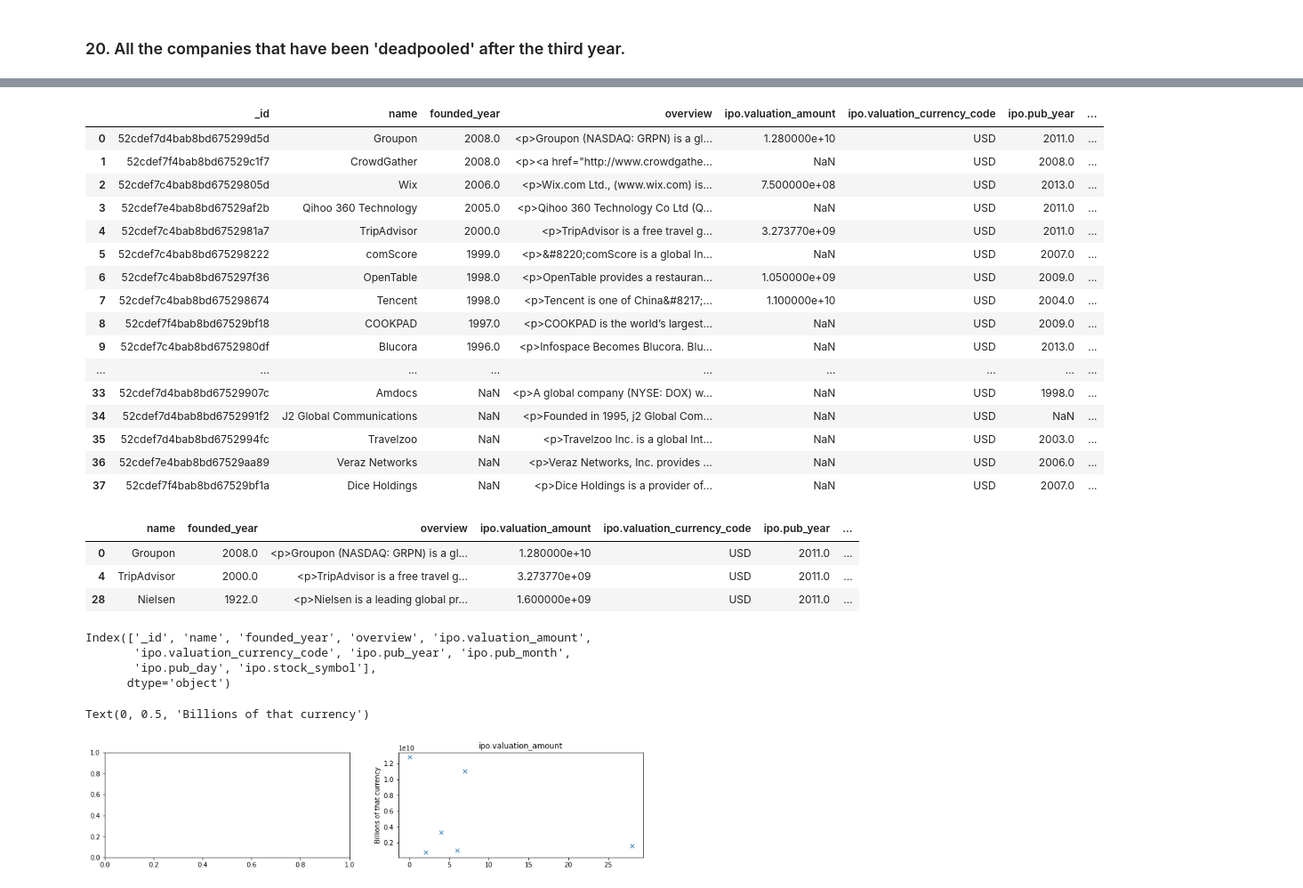
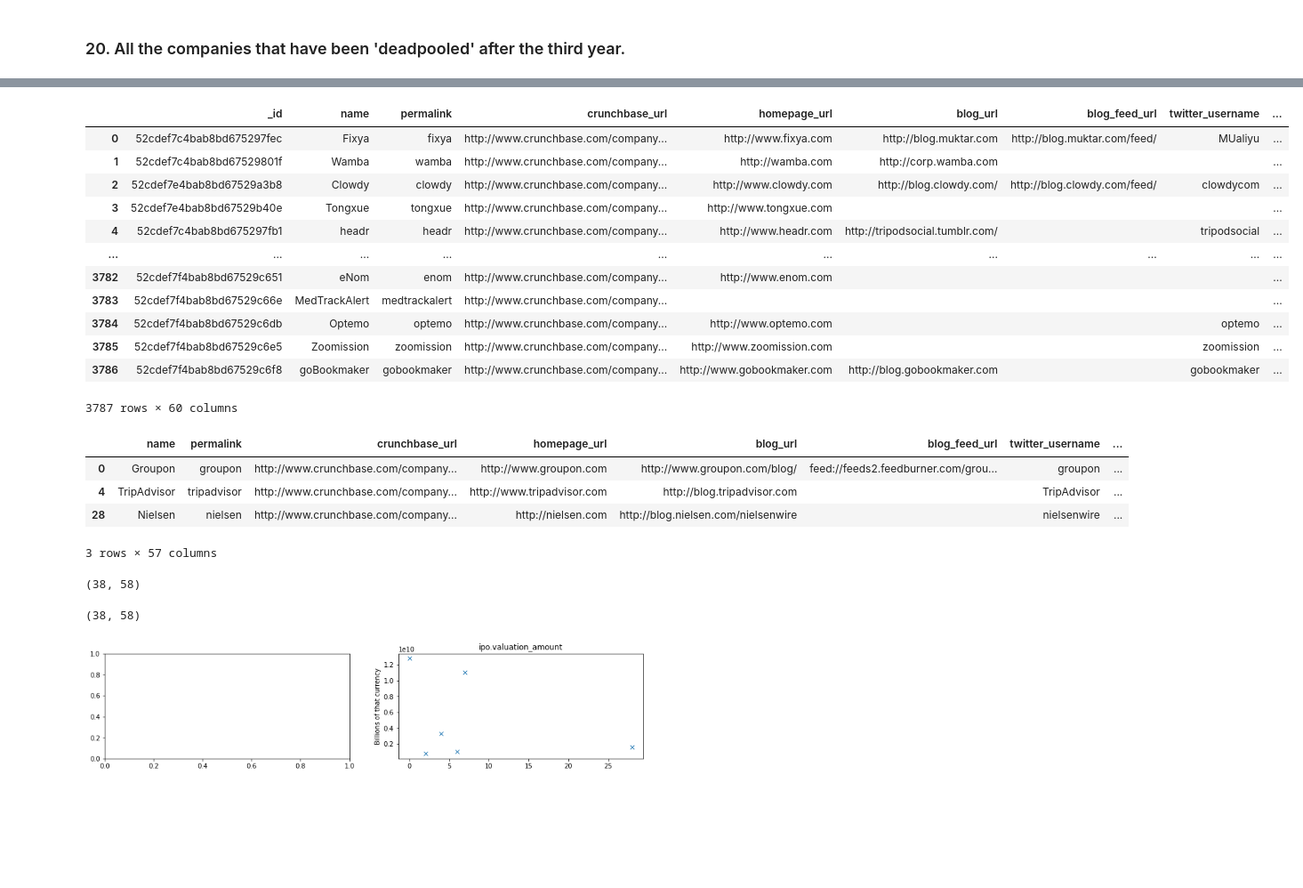
Before and after one commit to rihp/datamad0320, a Jupyter notebook: module-2/lab-advance-querying-mongo/your_code/main.ipynb, the cells around one changed output, grey strips where cells are left out. Shown at 89% size. Saved outputs shown, nothing was run; the diff lists cells and outputs as text; code cells hidden in the pictures; blank space fills up the shorter version.

Commit message:
practicing

```diff
--- a/module-2/lab-advance-querying-mongo/your_code/main.ipynb
+++ b/module-2/lab-advance-querying-mongo/your_code/main.ipynb
@@ -424,37 +424,33 @@ for e in c:
 2012 2007 This company was deadpooled after:  5                  Ujogo
 2009 2004 This company was deadpooled after:  5                  PeerMe
 # %%
-# Refactoring:
+# practicing previous lessons now
+# i'd appreciate recommendations to improve code
 
 import pandas as pd
 from pandas.io.json import json_normalize
 
 
-data = list( db.companies.find({"category_code":"web", "ipo":{"$ne": None}},
-                       {"name":1, "founded_year":1,"overview":1, "ipo":1}
-
-                       ).sort("founded_year",-1))
+data = list( db.companies.find(
+                                {"category_code":"web", "ipo":{"$ne": None}},
+                               ).sort("founded_year",-1))
 
 df = pd.json_normalize(data)
 df
 # %% [output]
-|  | _id | name | founded_year | overview | ipo.valuation_amount | ipo.valuation_currency_code | ipo.pub_year | ... |
-| 0 | 52cdef7d4bab8bd675299d5d | Groupon | 2008.0 | <p>Groupon (NASDAQ: GRPN) is a gl... | 1.280000e+10 | USD | 2011.0 | ... |
-| 1 | 52cdef7f4bab8bd67529c1f7 | CrowdGather | 2008.0 | <p><a href="http://www.crowdgathe... | NaN | USD | 2008.0 | ... |
-| 2 | 52cdef7c4bab8bd67529805d | Wix | 2006.0 | <p>Wix.com Ltd., (www.wix.com) is... | 7.500000e+08 | USD | 2013.0 | ... |
-| 3 | 52cdef7e4bab8bd67529af2b | Qihoo 360 Technology | 2005.0 | <p>Qihoo 360 Technology Co Ltd (Q... | NaN | USD | 2011.0 | ... |
-| 4 | 52cdef7c4bab8bd6752981a7 | TripAdvisor | 2000.0 | <p>TripAdvisor is a free travel g... | 3.273770e+09 | USD | 2011.0 | ... |
-| 5 | 52cdef7c4bab8bd675298222 | comScore | 1999.0 | <p>&#8220;comScore is a global In... | NaN | USD | 2007.0 | ... |
-| 6 | 52cdef7c4bab8bd675297f36 | OpenTable | 1998.0 | <p>OpenTable provides a restauran... | 1.050000e+09 | USD | 2009.0 | ... |
-| 7 | 52cdef7c4bab8bd675298674 | Tencent | 1998.0 | <p>Tencent is one of China&#8217;... | 1.100000e+10 | USD | 2004.0 | ... |
-| 8 | 52cdef7f4bab8bd67529bf18 | COOKPAD | 1997.0 | <p>COOKPAD is the world’s largest... | NaN | USD | 2009.0 | ... |
-| 9 | 52cdef7c4bab8bd6752980df | Blucora | 1996.0 | <p>Infospace Becomes Blucora. Blu... | NaN | USD | 2013.0 | ... |
-| ... | ... | ... | ... | ... | ... | ... | ... | ... |
-| 33 | 52cdef7d4bab8bd67529907c | Amdocs | NaN | <p>A global company (NYSE: DOX) w... | NaN | USD | 1998.0 | ... |
-| 34 | 52cdef7d4bab8bd6752991f2 | J2 Global Communications | NaN | <p>Founded in 1995, j2 Global Com... | NaN | USD | NaN | ... |
-| 35 | 52cdef7d4bab8bd6752994fc | Travelzoo | NaN | <p>Travelzoo Inc. is a global Int... | NaN | USD | 2003.0 | ... |
-| 36 | 52cdef7e4bab8bd67529aa89 | Veraz Networks | NaN | <p>Veraz Networks, Inc. provides ... | NaN | USD | 2006.0 | ... |
-| 37 | 52cdef7f4bab8bd67529bf1a | Dice Holdings | NaN | <p>Dice Holdings is a provider of... | NaN | USD | 2007.0 | ... |
+|  | _id | name | permalink | crunchbase_url | homepage_url | blog_url | blog_feed_url | twitter_username | ... |
+| 0 | 52cdef7c4bab8bd675297fec | Fixya | fixya | http://www.crunchbase.com/company... | http://www.fixya.com | http://blog.muktar.com | http://blog.muktar.com/feed/ | MUaliyu | ... |
+| 1 | 52cdef7c4bab8bd67529801f | Wamba | wamba | http://www.crunchbase.com/company... | http://wamba.com | http://corp.wamba.com |  |  | ... |
+| 2 | 52cdef7e4bab8bd67529a3b8 | Clowdy | clowdy | http://www.crunchbase.com/company... | http://www.clowdy.com | http://blog.clowdy.com/ | http://blog.clowdy.com/feed/ | clowdycom | ... |
+| 3 | 52cdef7e4bab8bd67529b40e | Tongxue | tongxue | http://www.crunchbase.com/company... | http://www.tongxue.com |  |  |  | ... |
+| 4 | 52cdef7c4bab8bd675297fb1 | headr | headr | http://www.crunchbase.com/company... | http://www.headr.com | http://tripodsocial.tumblr.com/ |  | tripodsocial | ... |
+| ... | ... | ... | ... | ... | ... | ... | ... | ... | ... |
+| 3782 | 52cdef7f4bab8bd67529c651 | eNom | enom | http://www.crunchbase.com/company... | http://www.enom.com |  |  |  | ... |
+| 3783 | 52cdef7f4bab8bd67529c66e | MedTrackAlert | medtrackalert | http://www.crunchbase.com/company... |  |  |  |  | ... |
+| 3784 | 52cdef7f4bab8bd67529c6db | Optemo | optemo | http://www.crunchbase.com/company... | http://www.optemo.com |  |  | optemo | ... |
+| 3785 | 52cdef7f4bab8bd67529c6e5 | Zoomission | zoomission | http://www.crunchbase.com/company... | http://www.zoomission.com |  |  | zoomission | ... |
+| 3786 | 52cdef7f4bab8bd67529c6f8 | goBookmaker | gobookmaker | http://www.crunchbase.com/company... | http://www.gobookmaker.com | http://blog.gobookmaker.com |  | gobookmaker | ... |
+3787 rows × 60 columns
 # %%
 #loaded some data, time to do an exploration
 df2 = df
@@ -463,28 +459,28 @@ df2.sort_values("ipo.pub_year", ascending=False)
 df2["ipo.valuation_amount"] = df2["ipo.valuation_amount"].fillna(0)
 df2[df["ipo.pub_year"] > 2010].sort_values("ipo.valuation_amount", ascending=False).head(3)
 # %% [output]
-|  | name | founded_year | overview | ipo.valuation_amount | ipo.valuation_currency_code | ipo.pub_year | ... |
-| 0 | Groupon | 2008.0 | <p>Groupon (NASDAQ: GRPN) is a gl... | 1.280000e+10 | USD | 2011.0 | ... |
-| 4 | TripAdvisor | 2000.0 | <p>TripAdvisor is a free travel g... | 3.273770e+09 | USD | 2011.0 | ... |
-| 28 | Nielsen | 1922.0 | <p>Nielsen is a leading global pr... | 1.600000e+09 | USD | 2011.0 | ... |
+|  | name | permalink | crunchbase_url | homepage_url | blog_url | blog_feed_url | twitter_username | ... |
+| 0 | Groupon | groupon | http://www.crunchbase.com/company... | http://www.groupon.com | http://www.groupon.com/blog/ | feed://feeds2.feedburner.com/grou... | groupon | ... |
+| 4 | TripAdvisor | tripadvisor | http://www.crunchbase.com/company... | http://www.tripadvisor.com | http://blog.tripadvisor.com |  | TripAdvisor | ... |
+| 28 | Nielsen | nielsen | http://www.crunchbase.com/company... | http://nielsen.com | http://blog.nielsen.com/nielsenwire |  | nielsenwire | ... |
+3 rows × 57 columns
 # %%
 df.columns
+df.shape
 # %% [output]
-Index(['_id', 'name', 'founded_year', 'overview', 'ipo.valuation_amount',
-       'ipo.valuation_currency_code', 'ipo.pub_year', 'ipo.pub_month',
-       'ipo.pub_day', 'ipo.stock_symbol'],
-      dtype='object')
+(38, 58)
 # %%
 import matplotlib.pyplot as plt
 f,a= plt.subplots(1,2, figsize=(15,3))
-df.shape
+
 df4 = df['ipo.valuation_amount']
 
 a[1].plot(df['ipo.valuation_amount'].dropna(), 'x')
-a[1].plot(df)
+#a[1].plot(df)
 
 a[1].set_title('ipo.valuation_amount')
 a[1].set_ylabel("Billions of that currency")
+df.shape
 # %% [output]
-Text(0, 0.5, 'Billions of that currency')
+(38, 58)
 [figure]
```
Also changed, not shown: parts of 1 cell of this notebook.
